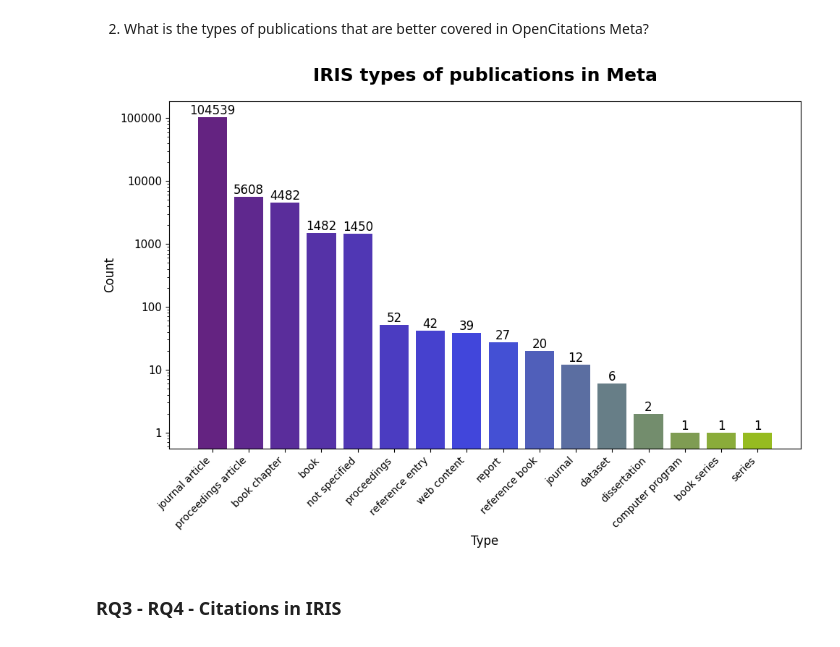
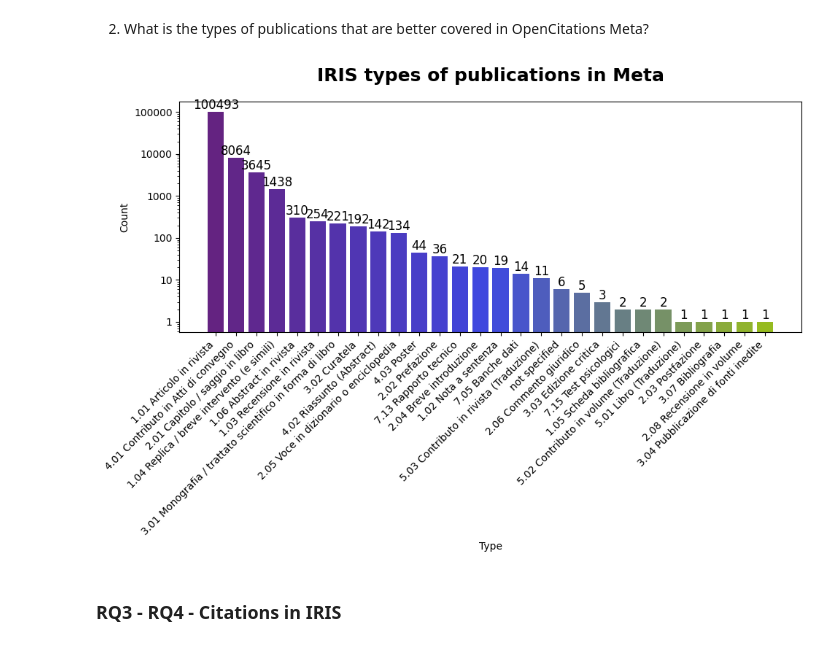
Before and after one commit to open-sci/2023-2024-atreides-code, a Jupyter notebook: notebooks/data_visualization.ipynb, the cells around one changed output. Cells and saved outputs as stored; diff of their text form; code cells hidden in the pictures.

```diff
--- a/notebooks/data_visualization.ipynb
+++ b/notebooks/data_visualization.ipynb
@@ -191,17 +191,17 @@ from matplotlib.colors import LinearSegmentedColormap
 import numpy as np
 from matplotlib.ticker import FuncFormatter
 
-from answer_research_questions import answer_question_2
+from scripts.answer_research_questions import answer_question_2
 
 result_df = answer_question_2(iim_path="../data/iris_in_meta")
 
 # Transform dataframe to dict
 result = result_df.to_dict()
 
-types = result['type']
+types = result['iris_type']
 counts = result['len']
 
-types = ['not specified' if t == 'no type' else t for t in types]
+types = ['not specified' if not t else t for t in types]
 
 color_start = '#642381'
 color_middle = '#3E48E1'
@@ -218,34 +218,34 @@ plt.rcParams['font.weight'] = 'normal'
 plt.rcParams['font.size'] = 12
 plt.rcParams['axes.titlesize'] = 12
 plt.rcParams['axes.labelsize'] = 14
 plt.rcParams['legend.fontsize'] = 12
 plt.rcParams['xtick.labelsize'] = 10
 plt.rcParams['ytick.labelsize'] = 11
 
 def log_format(y, pos):
     return '{:.0f}'.format(y)
 
 plt.gca().yaxis.set_major_formatter(FuncFormatter(log_format))
 
 title_font_properties = {'weight': 'bold', 'size': 18}
 
 plt.title('IRIS types of publications in Meta', fontdict=title_font_properties, pad=20)
 plt.xlabel('Type')
 plt.ylabel('Count')
 
 plt.xticks(rotation=45, ha='right')
 
 # add values
 for bar, count in zip(bars, counts):
     plt.text(bar.get_x() + bar.get_width() / 2, bar.get_height(), f'{count}', ha='center', va='bottom', fontsize=12, color='black')
 
 plt.tight_layout()
 
 plt.savefig('img/Types_in_Meta.png', dpi=600)
 
 plt.show()
 # %% [output]
-[figure, old version]
+[figure, new version]
 # %% [markdown]
 ### RQ3 - RQ4 - Citations in IRIS
 # %% [markdown]
```
Also changed, not shown: parts of 6 cells of this notebook, 1 other file.
